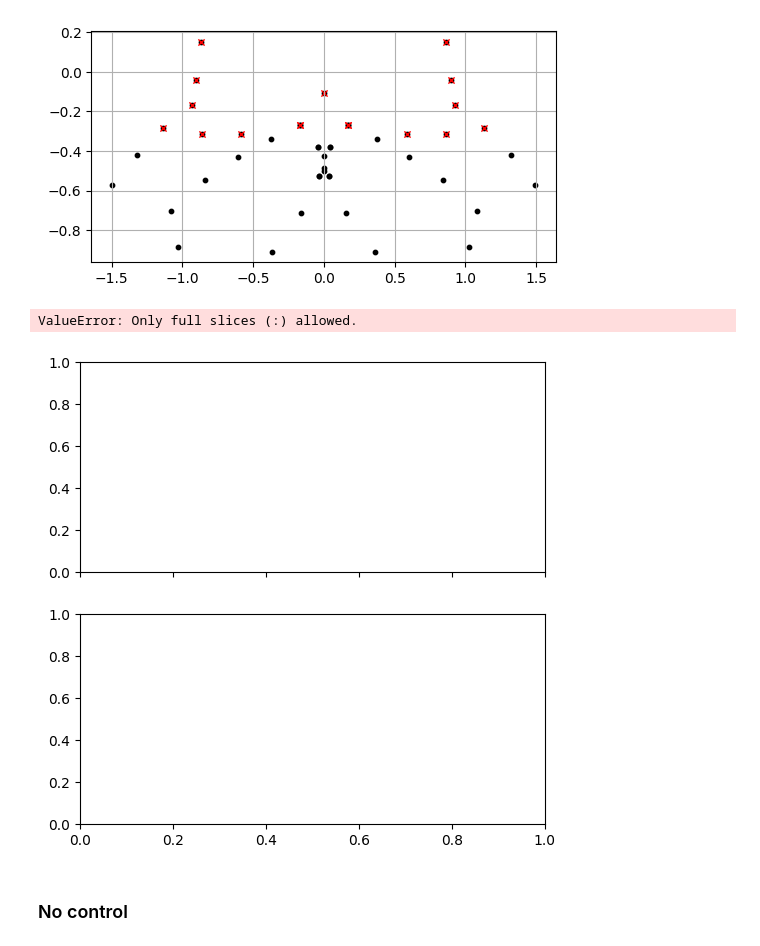
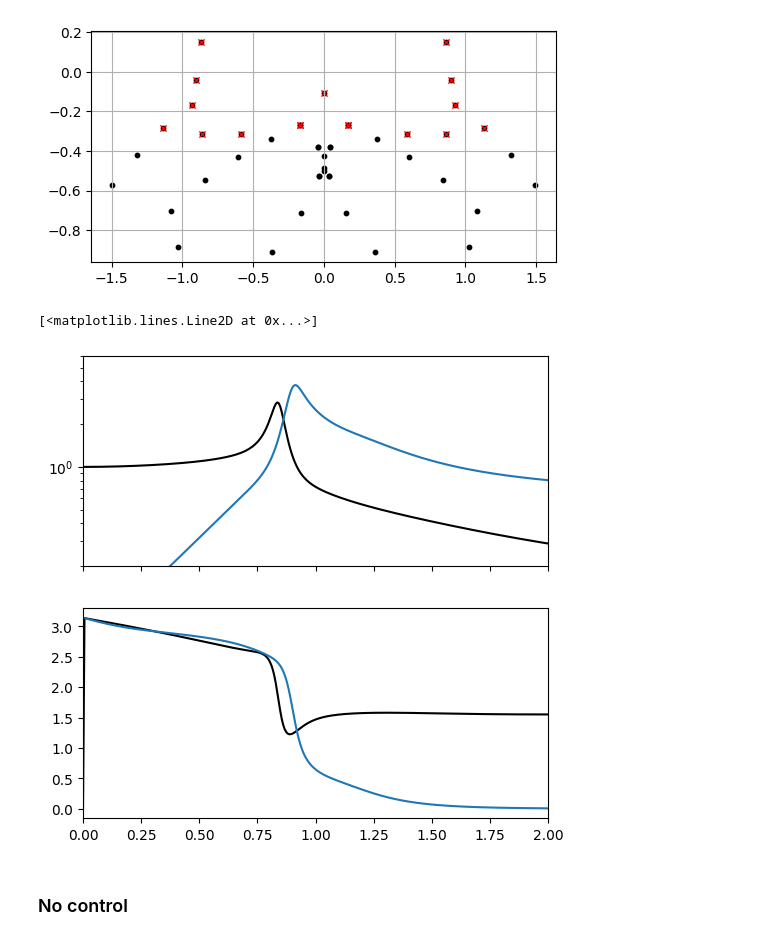
Before and after one commit to dynamicslab/hydrogym, a Jupyter notebook: examples/cylinder/model_reduction/global_proj.ipynb, the cells around one changed output. Cells and saved outputs as stored; diff of their text form; code cells hidden in the pictures.

```diff
--- a/examples/cylinder/model_reduction/global_proj.ipynb
+++ b/examples/cylinder/model_reduction/global_proj.ipynb
@@ -29,15 +30,15 @@ plt.show()
 fs = 1 / (t[1] - t[0])
 
 n = len(CL)
-f = 2 * np.pi * np.fft.fftfreq(n, d=1/fs)
+freqs = 2 * np.pi * np.fft.fftfreq(n, d=1/fs)
 CL_fft = np.sqrt(1 / 2 * np.pi) * np.fft.fft(CL) / fs
 
 CL_fft = CL_fft / CL_fft[0]
 
 fig, ax = plt.subplots(2, 1, figsize=(6, 6), sharex=True)
-ax[0].semilogy(f[:n//2], np.abs(CL_fft[:n//2]))
+ax[0].semilogy(freqs[:n//2], np.abs(CL_fft[:n//2]))
 ax[0].set_ylim(0.2, 6)
-ax[1].plot(f[:n//2], np.angle(CL_fft[:n//2]))
+ax[1].plot(freqs[:n//2], np.angle(CL_fft[:n//2]))
 ax[1].set_xlim(0, 2)
 plt.show()
 # %% [output]
@@ -241,20 +242,20 @@ ax.grid()
 # %%
 def H(s):
     return Cr @ np.linalg.inv(Ar - s * np.eye(r)) @ Br + Dr
 
 omega = 1j * np.linspace(0.01, 2.0, 1000)
 H_omega = np.array([H(s).ravel() for s in omega])
 
 fig, ax = plt.subplots(2, 1, figsize=(6, 6), sharex=True)
-ax[0].semilogy(f[:n//2], np.abs(CL_fft[:n//2]), 'k')
+ax[0].semilogy(freqs[:n//2], np.abs(CL_fft[:n//2]), 'k')
 ax[0].semilogy(omega.imag, np.abs(H_omega))
 ax[0].set_xlim(0, 2)
 ax[0].set_ylim(0.2, 6)
-ax[1].plot(f[:n//2], np.mod(np.angle(CL_fft[:n//2]), np.pi), 'k')
+ax[1].plot(freqs[:n//2], np.mod(np.angle(CL_fft[:n//2]), np.pi), 'k')
 ax[1].plot(omega.imag, np.angle(H_omega))
 # %% [output]
-ValueError: Only full slices (:) allowed.
+[<matplotlib.lines.Line2D at 0x...>]
-[figure, old version]
+[figure, new version]
 # %%
 # Convert the system to real form
 # See: https://github.com/scipy/scipy/blob/v1.12.0/scipy/linalg/_decomp.py#L1458-L1605
```
Also changed, not shown: parts of 12 cells of this notebook, 4 other files.
